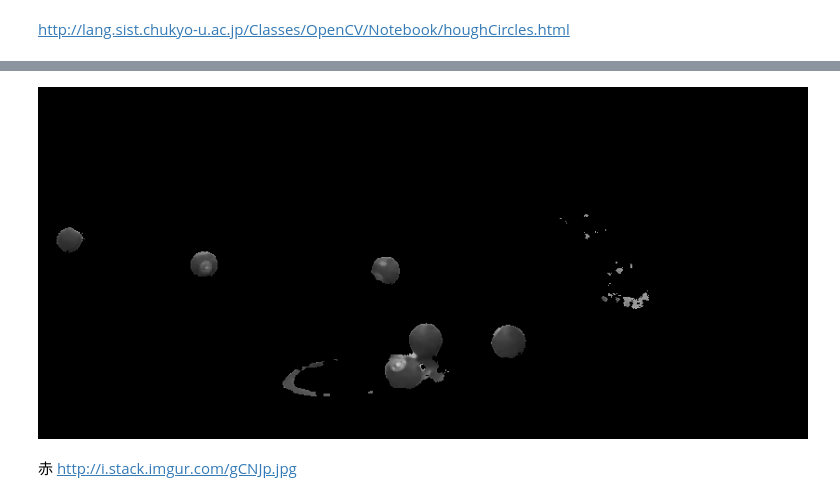
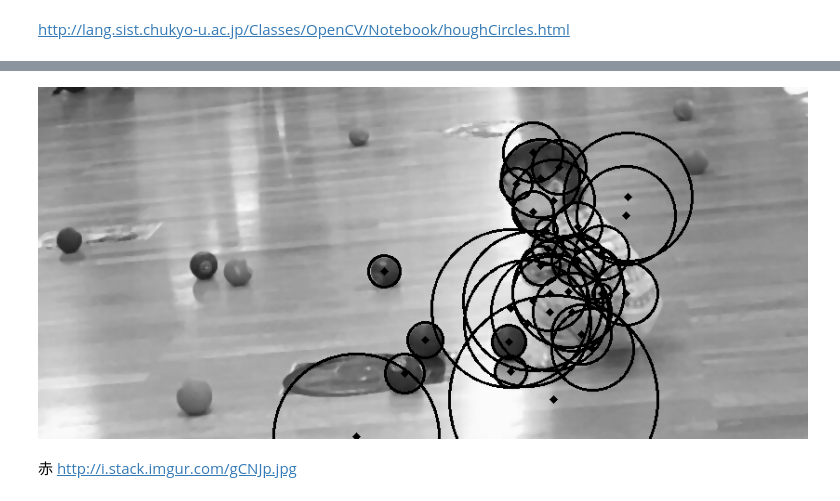
Before and after one commit to tom2rd/Googlecolabutils, a Jupyter notebook: OpenCV.ipynb, the cells around one changed output, grey strips where cells are left out. Saved outputs shown, nothing was run; the diff lists cells and outputs as text; code cells hidden in the pictures.

```diff
--- a/OpenCV.ipynb
+++ b/OpenCV.ipynb
@@ -82,2 +104,23 @@ For HSV, Hue range is [0,179], Saturation range is [0,255] and Value range is [0
 # %% [markdown]
 http://lang.sist.chukyo-u.ac.jp/Classes/OpenCV/Notebook/houghCircles.html
+# %%
+img = cv2.imread("boccha2.png", cv2.IMREAD_COLOR )
+img = cv2.medianBlur(img,5)
+hsv = cv2.cvtColor(img, cv2.COLOR_BGR2HSV)
+# define range of blue color in HSV
+lower_blue = np.array([110,50,50])
+upper_blue = np.array([130,255,255])
+
+# Threshold the HSV image to get only blue colors
+mask = cv2.inRange(hsv, lower_blue, upper_blue)
+res = cv2.bitwise_and(img,img, mask= mask)
+cimg = cv2.cvtColor(img,cv2.COLOR_BGR2GRAY)
+
+circles = cv2.HoughCircles(cimg,cv2.HOUGH_GRADIENT,1,20, param1=180,param2=30,minRadius=0,maxRadius=0)
+circles = np.uint16(np.around(circles))
+
+for i in circles[0,:]:
+ cv2.circle(cimg,(i[0],i[1]),i[2],(0,255,0),2)
+ cv2.circle(cimg,(i[0],i[1]),2,(0,0,255),3)
+
+cv2_imshow(cimg)
@@ -84,26 +129,26 @@ http://lang.sist.chukyo-u.ac.jp/Classes/OpenCV/Notebook/houghCircles.html
 # %%
 img = cv2.imread("boccha.png", cv2.IMREAD_COLOR )
 img = cv2.medianBlur(img,5)
 hsv = cv2.cvtColor(img, cv2.COLOR_BGR2HSV)
 # define range of blue color in HSV
 lower_blue = np.array([110,50,50])
 upper_blue = np.array([130,255,255])
 
 # Threshold the HSV image to get only blue colors
 mask = cv2.inRange(hsv, lower_blue, upper_blue)
 res = cv2.bitwise_and(img,img, mask= mask)
-cimg = cv2.cvtColor(res,cv2.COLOR_BGR2GRAY)
+cimg = cv2.cvtColor(img,cv2.COLOR_BGR2GRAY)
 
-circles = cv2.HoughCircles(cimg,cv2.HOUGH_GRADIENT,1,20, param1=50,param2=30,minRadius=0,maxRadius=0)
+circles = cv2.HoughCircles(cimg,cv2.HOUGH_GRADIENT,1,20, param1=180,param2=30,minRadius=0,maxRadius=0)
 circles = np.uint16(np.around(circles))
 
 for i in circles[0,:]:
  cv2.circle(cimg,(i[0],i[1]),i[2],(0,255,0),2)
  cv2.circle(cimg,(i[0],i[1]),2,(0,0,255),3)
 
 cv2_imshow(cimg)
 # %% [output]
-[figure, old version]
+[figure, new version]
 # %% [markdown]
 赤
 http://i.stack.imgur.com/gCNJp.jpg
```
Also changed, not shown: parts of 5 cells of this notebook.
